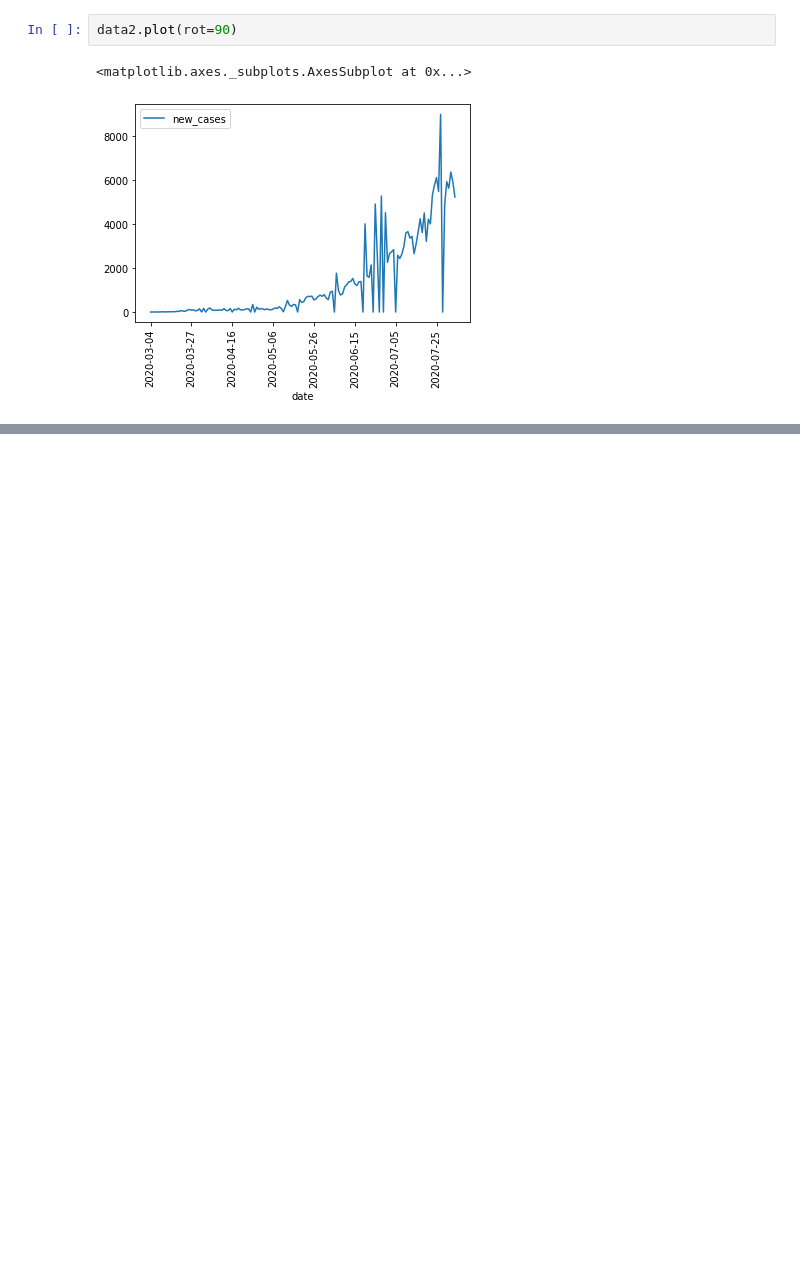
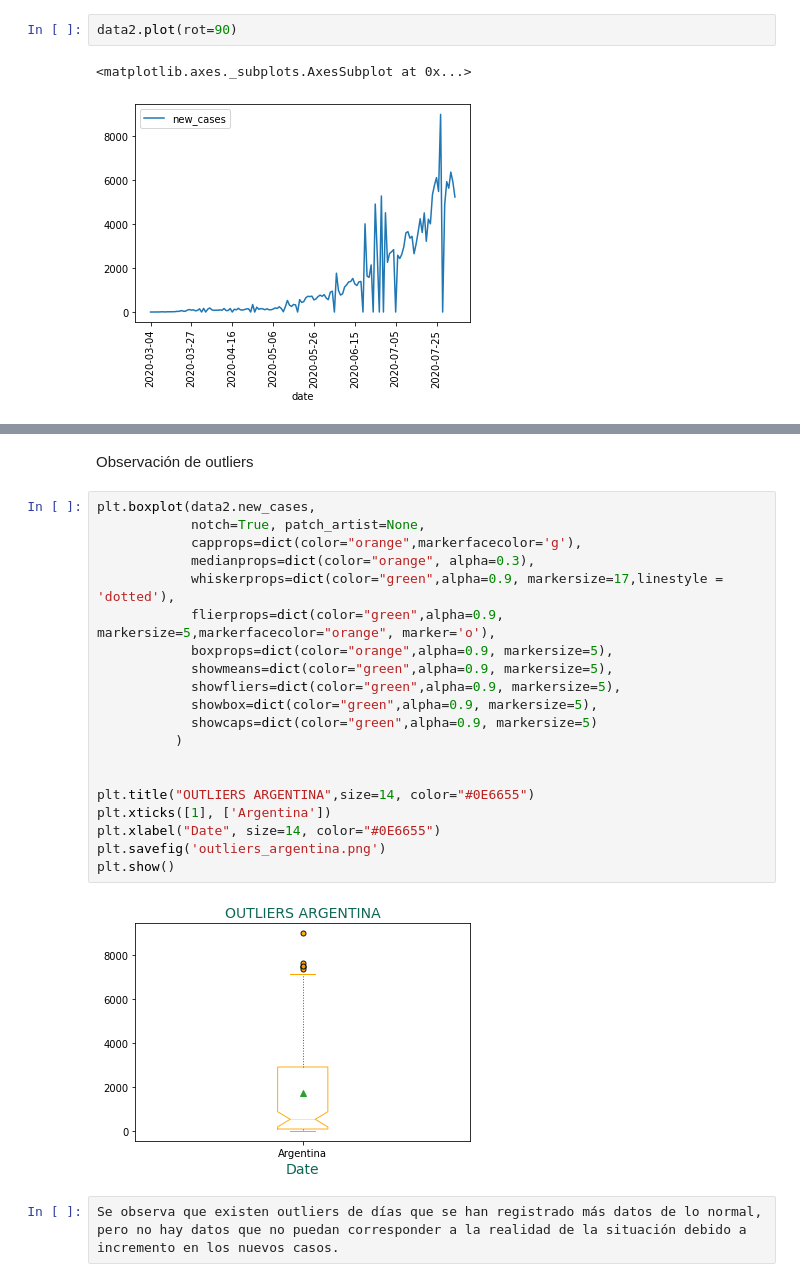
Before and after one commit to ElsaTH/Proyecto_covid, a Jupyter notebook: Elsa/Grafica_inicio-fin_estado alarma/argentina_estado_alarma.ipynb, the cells around one changed output, grey strips where cells are left out. Cells and saved outputs as stored; diff of their text form; blank space fills up the shorter version.

```diff
--- a/Elsa/Grafica_inicio-fin_estado alarma/argentina_estado_alarma.ipynb
+++ b/Elsa/Grafica_inicio-fin_estado alarma/argentina_estado_alarma.ipynb
@@ -109,0 +110,26 @@ Text(0.5, 1.0, 'NEW CASES ARGENTINA')
+# %% [markdown]
+Observación de outliers
+# %%
+plt.boxplot(data2.new_cases,
+            notch=True, patch_artist=None,
+            capprops=dict(color="orange",markerfacecolor='g'),
+            medianprops=dict(color="orange", alpha=0.3),
+            whiskerprops=dict(color="green",alpha=0.9, markersize=17,linestyle = 'dotted'),
+            flierprops=dict(color="green",alpha=0.9, markersize=5,markerfacecolor="orange", marker='o'),
+            boxprops=dict(color="orange",alpha=0.9, markersize=5),
+            showmeans=dict(color="green",alpha=0.9, markersize=5),
+            showfliers=dict(color="green",alpha=0.9, markersize=5),
+            showbox=dict(color="green",alpha=0.9, markersize=5),
+            showcaps=dict(color="green",alpha=0.9, markersize=5)
+          )
+
+
+plt.title("OUTLIERS ARGENTINA",size=14, color="#0E6655")
+plt.xticks([1], ['Argentina'])
+plt.xlabel("Date", size=14, color="#0E6655")
+plt.savefig('outliers_argentina.png')
+plt.show()
+# %% [output]
+[figure, added]
+# %%
+Se observa que existen outliers de días que se han registrado más datos de lo normal, pero no hay datos que no puedan corresponder a la realidad de la situación debido a incremento en los nuevos casos.
```
Also changed, not shown: parts of 6 cells of this notebook, 30 other files.
